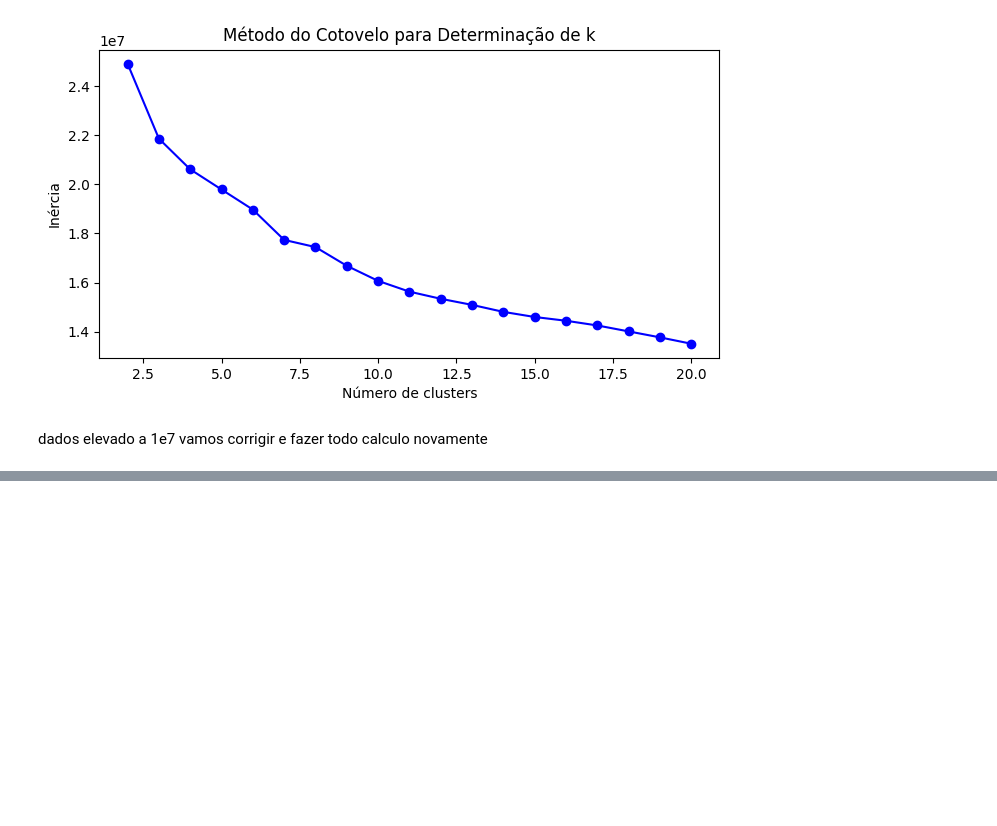
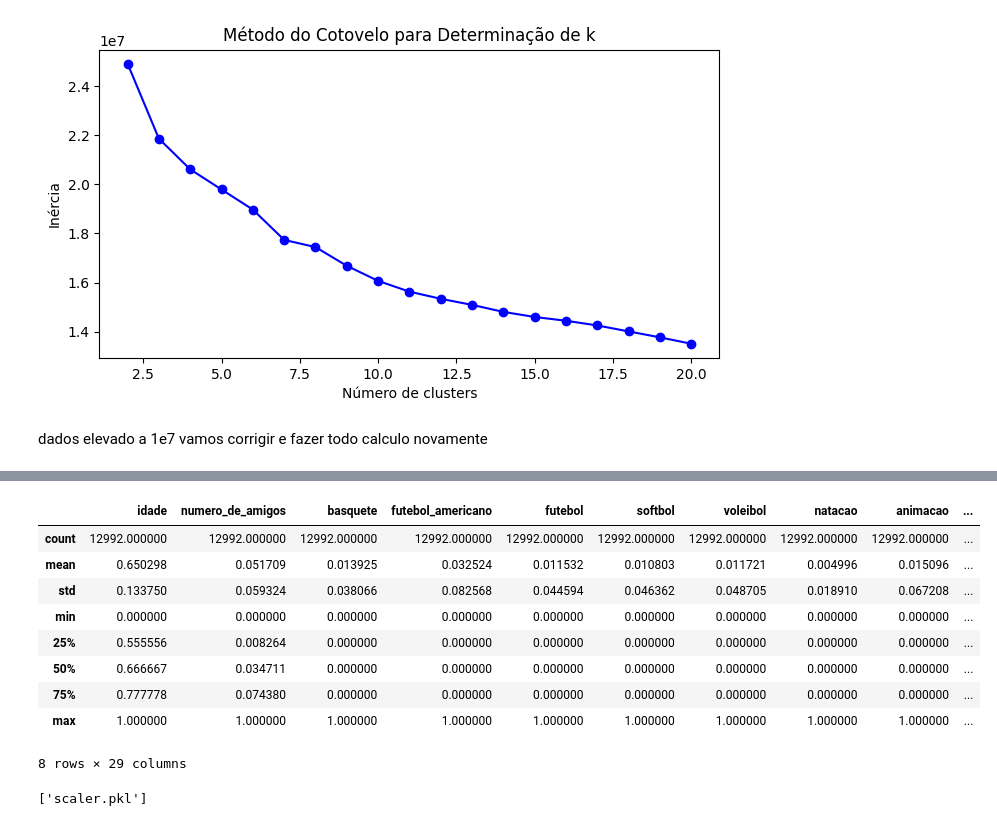
Before and after one commit to Cr0l3y/ML_Unsupervised, a Jupyter notebook: projeto.ipynb, the cells around one changed output, grey strips where cells are left out. Drawn from its saved outputs; the diff is of its cells as text; code cells hidden in the pictures; blank space fills up the shorter version.

```diff
--- a/projeto.ipynb
+++ b/projeto.ipynb
@@ -219,0 +255,20 @@ dados elevado a 1e7 vamos corrigir e fazer todo calculo novamente
+# %%
+#Transformar para dataframe
+dados_escalados = pd.DataFrame(dados_escalados, columns=dados.columns)
+dados_escalados.describe()
+# %% [output]
+|  | idade | numero_de_amigos | basquete | futebol_americano | futebol | softbol | voleibol | natacao | animacao | ... |
+| count | 12992.000000 | 12992.000000 | 12992.000000 | 12992.000000 | 12992.000000 | 12992.000000 | 12992.000000 | 12992.000000 | 12992.000000 | ... |
+| mean | 0.650298 | 0.051709 | 0.013925 | 0.032524 | 0.011532 | 0.010803 | 0.011721 | 0.004996 | 0.015096 | ... |
+| std | 0.133750 | 0.059324 | 0.038066 | 0.082568 | 0.044594 | 0.046362 | 0.048705 | 0.018910 | 0.067208 | ... |
+| min | 0.000000 | 0.000000 | 0.000000 | 0.000000 | 0.000000 | 0.000000 | 0.000000 | 0.000000 | 0.000000 | ... |
+| 25% | 0.555556 | 0.008264 | 0.000000 | 0.000000 | 0.000000 | 0.000000 | 0.000000 | 0.000000 | 0.000000 | ... |
+| 50% | 0.666667 | 0.034711 | 0.000000 | 0.000000 | 0.000000 | 0.000000 | 0.000000 | 0.000000 | 0.000000 | ... |
+| 75% | 0.777778 | 0.074380 | 0.000000 | 0.000000 | 0.000000 | 0.000000 | 0.000000 | 0.000000 | 0.000000 | ... |
+| max | 1.000000 | 1.000000 | 1.000000 | 1.000000 | 1.000000 | 1.000000 | 1.000000 | 1.000000 | 1.000000 | ... |
+8 rows × 29 columns
+# %%
+#Salvar
+joblib.dump(scaler, 'scaler.pkl')
+# %% [output]
+['scaler.pkl']
```
Also changed, not shown: parts of 8 cells of this notebook, 2 other files.
